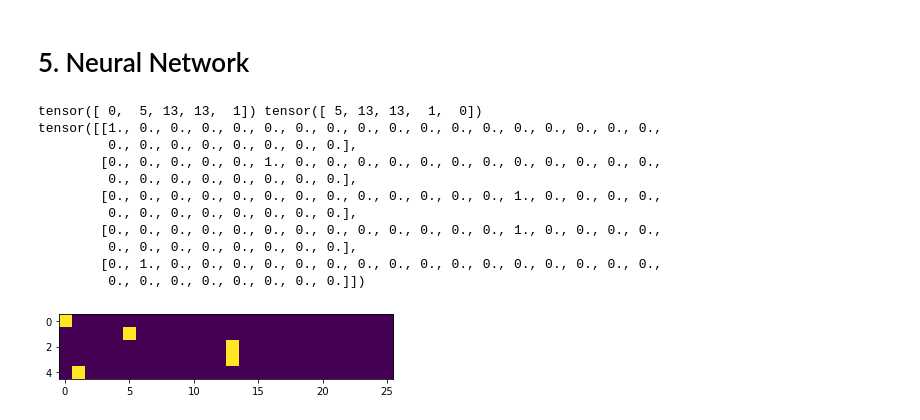
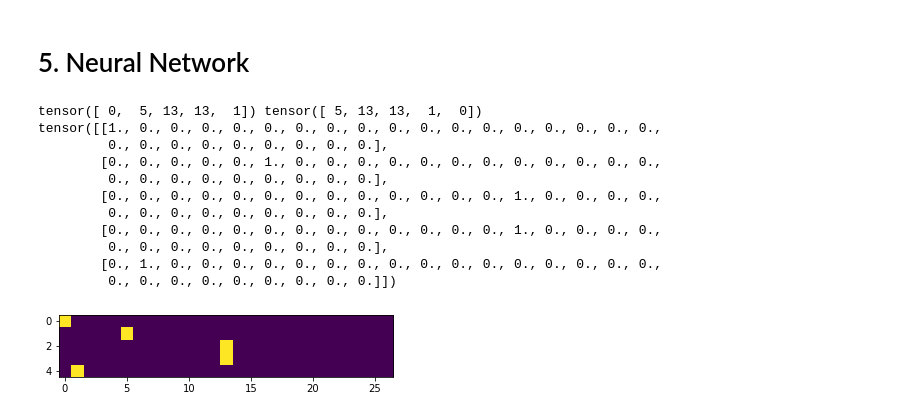
Before and after one commit to YhgzXxfz/karpathy_makemore, a Jupyter notebook: 1_build_makemore_yay.ipynb, the cells around one changed output. Cells and saved outputs as stored; diff of their text form; code cells hidden in the pictures.

```diff
--- a/1_build_makemore_yay.ipynb
+++ b/1_build_makemore_yay.ipynb
@@ -326,32 +326,32 @@ average negative log likelihood: 3.663889169692993
 # %%
 # One-hot encoder
 import torch
 import torch.nn.functional as F
 import matplotlib.pyplot as plt
 
 from typing import List
 
 def print_one_hot_encoding(words: List[str]):
     xs, ys = get_indexes_from_bigram(words)
     xs, ys = torch.tensor(xs), torch.tensor(ys)
     print(xs, ys)
 
-    xenc = F.one_hot(xs, num_classes=len(alphabet)).float()
+    xenc = F.one_hot(xs, num_classes=len(stoi)).float()
     print(xenc)
 
     plt.imshow(xenc)
 
 print_one_hot_encoding(words[:1])
 # %% [output]
 tensor([ 0,  5, 13, 13,  1]) tensor([ 5, 13, 13,  1,  0])
 tensor([[1., 0., 0., 0., 0., 0., 0., 0., 0., 0., 0., 0., 0., 0., 0., 0., 0., 0.,
-         0., 0., 0., 0., 0., 0., 0., 0.],
+         0., 0., 0., 0., 0., 0., 0., 0., 0.],
         [0., 0., 0., 0., 0., 1., 0., 0., 0., 0., 0., 0., 0., 0., 0., 0., 0., 0.,
-         0., 0., 0., 0., 0., 0., 0., 0.],
+         0., 0., 0., 0., 0., 0., 0., 0., 0.],
         [0., 0., 0., 0., 0., 0., 0., 0., 0., 0., 0., 0., 0., 1., 0., 0., 0., 0.,
-         0., 0., 0., 0., 0., 0., 0., 0.],
+         0., 0., 0., 0., 0., 0., 0., 0., 0.],
         [0., 0., 0., 0., 0., 0., 0., 0., 0., 0., 0., 0., 0., 1., 0., 0., 0., 0.,
-         0., 0., 0., 0., 0., 0., 0., 0.],
+         0., 0., 0., 0., 0., 0., 0., 0., 0.],
         [0., 1., 0., 0., 0., 0., 0., 0., 0., 0., 0., 0., 0., 0., 0., 0., 0., 0.,
-         0., 0., 0., 0., 0., 0., 0., 0.]])
+         0., 0., 0., 0., 0., 0., 0., 0., 0.]])
-[figure, old version]
+[figure, new version]
```
Also changed, not shown: parts of 2 cells of this notebook.
